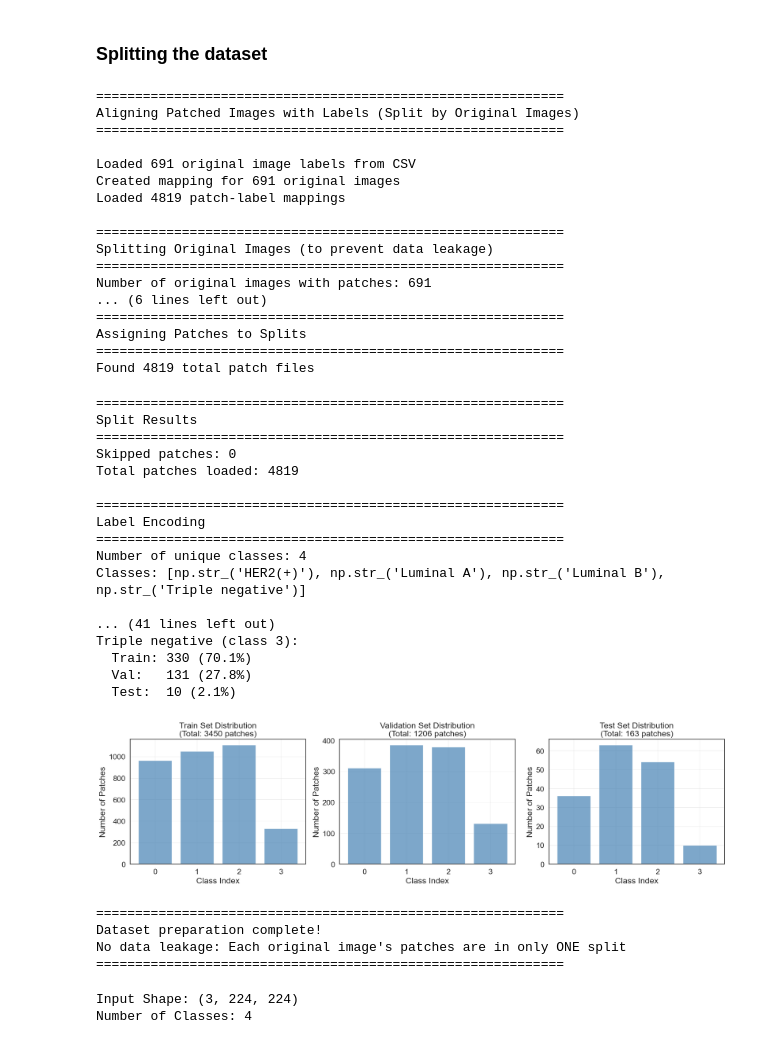
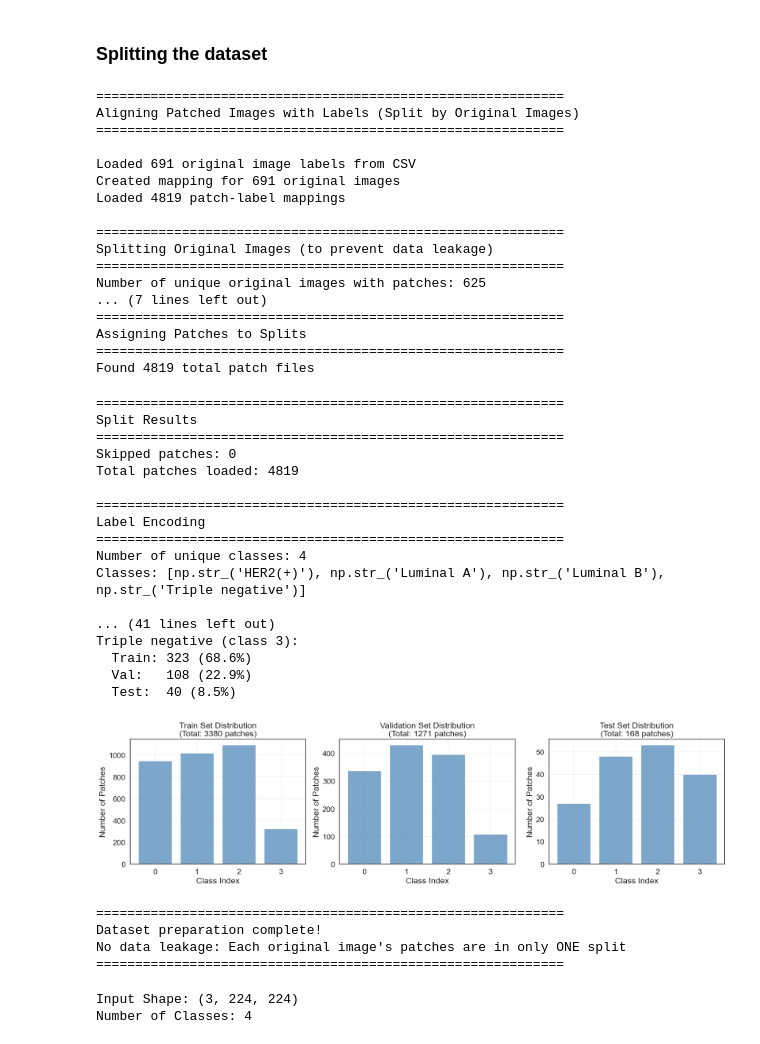
Before and after one commit to OBulun/AN2DL_CH_2, a Jupyter notebook: Notebooks/transofrmer_model.ipynb, the cells around one changed output. Drawn from its saved outputs; the diff is of its cells as text; code cells hidden in the pictures.

```diff
--- a/Notebooks/transofrmer_model.ipynb
+++ b/Notebooks/transofrmer_model.ipynb
@@ -317,25 +317,28 @@ print(f"\n{'='*60}")
 print(f"Splitting Original Images (to prevent data leakage)")
 print(f"{'='*60}")
 
-print(f"Number of original images with patches: {len(original_img_numbers)}")
+# Get UNIQUE original image numbers (not duplicates from patches)
+unique_img_numbers = sorted(list(set(img_numbers)))
+print(f"Number of unique original images with patches: {len(unique_img_numbers)}")
+print(f"Total patches from these images: {len(img_numbers)}")
 
-# Get labels for these images
-original_labels = [image_to_label[img_num] for img_num in original_img_numbers]
+# Get labels for these UNIQUE images
+unique_img_labels = [image_to_label[img_num] for img_num in unique_img_numbers]
 
 # Encode labels for stratification
 label_encoder = LabelEncoder()
-original_labels_encoded = label_encoder.fit_transform(original_labels)
+unique_img_labels_encoded = label_encoder.fit_transform(unique_img_labels)
 
-# Split original images into train/temp (80/20)
+# Split original images into train/temp (70/30)
 train_img_nums, temp_img_nums, train_img_labels, temp_img_labels = train_test_split(
-    original_img_numbers,
-    original_labels_encoded,
+    unique_img_numbers,
+    unique_img_labels_encoded,
     test_size=0.3,
     random_state=SEED,
-    stratify=original_labels_encoded
+    stratify=unique_img_labels_encoded
 )
 
-# Split temp into val/test (50/50 of temp = 10/10 of total)
+# Split temp into val/test (50/50 of temp = 15/15 of total)
 val_img_nums, test_img_nums, val_img_labels, test_img_labels = train_test_split(
     temp_img_nums,
     temp_img_labels,
@@ -475,20 +478,31 @@ unique_train, counts_train = np.unique(y_train_encoded, return_counts=True)
 unique_val, counts_val = np.unique(y_val_encoded, return_counts=True)
 unique_test, counts_test = np.unique(y_test_encoded, return_counts=True)
 
+train_counts_map = dict(zip(unique_train, counts_train))
+val_counts_map = dict(zip(unique_val, counts_val))
+test_counts_map = dict(zip(unique_test, counts_test))
+
 print(f"\n{'='*60}")
 print(f"Class Distribution Across Splits")
 print(f"{'='*60}")
 for class_idx in range(len(label_encoder.classes_)):
     class_name = label_encoder.classes_[class_idx]
-    train_count = counts_train[class_idx] if class_idx in unique_train else 0
-    val_count = counts_val[class_idx] if class_idx in unique_val else 0
-    test_count = counts_test[class_idx] if class_idx in unique_test else 0
+    train_count = int(train_counts_map.get(class_idx, 0))
+    val_count = int(val_counts_map.get(class_idx, 0))
+    test_count = int(test_counts_map.get(class_idx, 0))
     total = train_count + val_count + test_count
 
+    if total == 0:
+        train_pct = val_pct = test_pct = 0.0
+    else:
+        train_pct = train_count / total * 100
+        val_pct = val_count / total * 100
+        test_pct = test_count / total * 100
+
     print(f"\n{class_name} (class {class_idx}):")
-    print(f"  Train: {train_count} ({train_count/total*100:.1f}%)")
-    print(f"  Val:   {val_count} ({val_count/total*100:.1f}%)")
-    print(f"  Test:  {test_count} ({test_count/total*100:.1f}%)")
+    print(f"  Train: {train_count} ({train_pct:.1f}%)")
+    print(f"  Val:   {val_count} ({val_pct:.1f}%)")
+    print(f"  Test:  {test_count} ({test_pct:.1f}%)")
 
 # Visualize split distribution
 fig, axes = plt.subplots(1, 3, figsize=(18, 5))
@@ -520,39 +534,39 @@ print(f"{'='*60}")
 # %% [output]
 ============================================================
 Aligning Patched Images with Labels (Split by Original Images)
 ============================================================
 
 Loaded 691 original image labels from CSV
 Created mapping for 691 original images
 Loaded 4819 patch-label mappings
 
 ============================================================
 Splitting Original Images (to prevent data leakage)
 ============================================================
-Number of original images with patches: 691
-... (6 lines left out)
+Number of unique original images with patches: 625
+... (7 lines left out)
 ============================================================
 Assigning Patches to Splits
 ============================================================
 Found 4819 total patch files
 ============================================================
 Split Results
 ============================================================
 Skipped patches: 0
 Total patches loaded: 4819
 
 ============================================================
 Label Encoding
 ============================================================
 Number of unique classes: 4
 Classes: [np.str_('HER2(+)'), np.str_('Luminal A'), np.str_('Luminal B'), np.str_('Triple negative')]
 
 ... (41 lines left out)
 Triple negative (class 3):
-  Train: 330 (70.1%)
-  Val:   131 (27.8%)
-  Test:  10 (2.1%)
+  Train: 323 (68.6%)
+  Val:   108 (22.9%)
+  Test:  40 (8.5%)
-[figure, old version]
+[figure, new version]
 ============================================================
 Dataset preparation complete!
 No data leakage: Each original image's patches are in only ONE split
```
Also changed, not shown: parts of 4 cells of this notebook, 1 other file.
